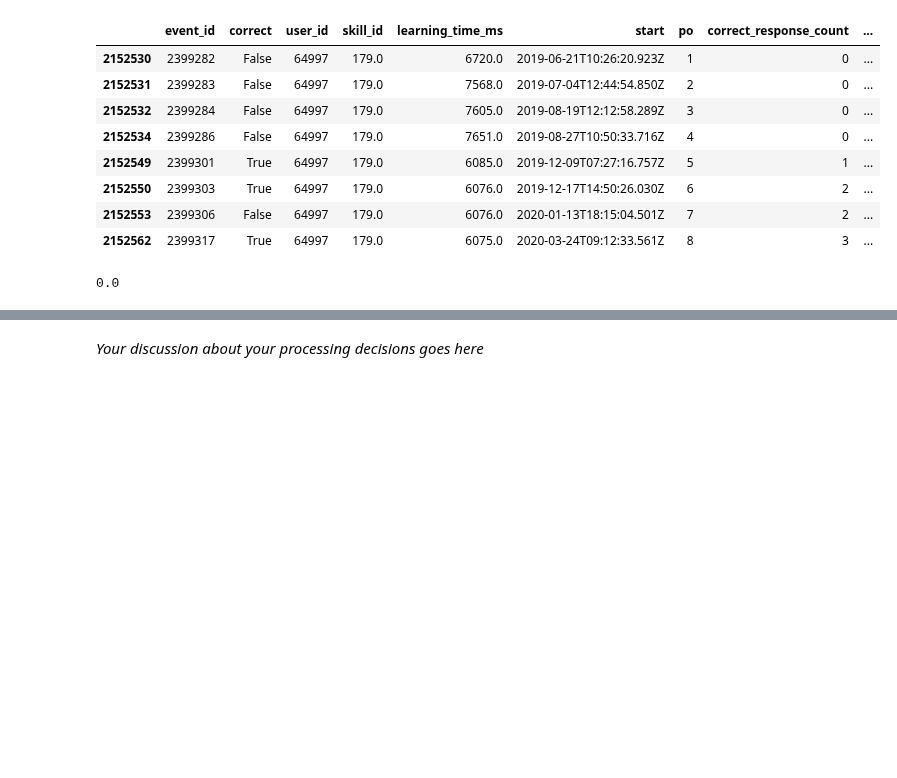
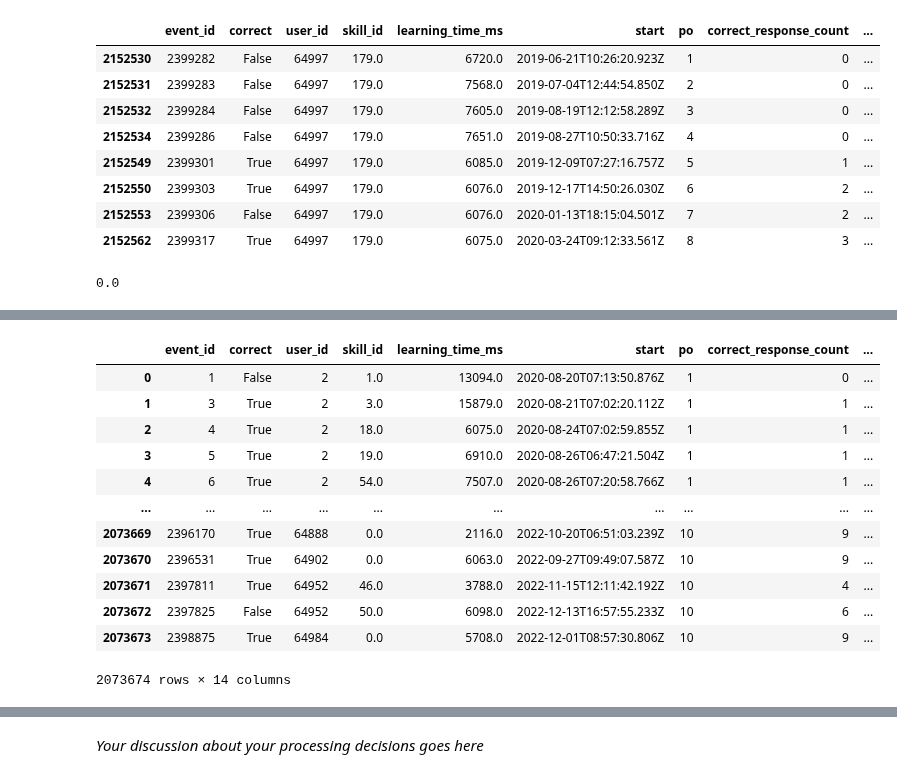
Before and after one commit to odudler/mlbd2023, a Jupyter notebook: m4_calcularis_report.ipynb, the cells around one changed output, grey strips where cells are left out. Saved outputs shown, nothing was run; the diff lists cells and outputs as text; code cells hidden in the pictures; blank space fills up the shorter version.

```diff
--- a/m4_calcularis_report.ipynb
+++ b/m4_calcularis_report.ipynb
@@ -209,12 +209,14 @@ for index, row in processed_df.iterrows():
         processed_df.loc[index, 'correct_response_in_a_row_count'] = last_response.correct_response_in_a_row_count.values[0] + 1 if last_response.correct.values[0] else 0
 '''
 
+mask = processed_df.correct.ne(True)
+processed_df['anticorrect'] = ~processed_df['correct']
+processed_df['falses_before_in_group'] = processed_df.groupby(['user_id', 'skill_id']).anticorrect.cumsum()
+processed_df['correct_response_in_a_row_count'] = processed_df[~mask].groupby(['falses_before_in_group', 'user_id', 'skill_id']).cumcount().add(1)
+processed_df.drop(columns=['falses_before_in_group', 'anticorrect'], inplace=True)
+processed_df.fillna(0, inplace=True)
 
-
-
-
-
-
-processed_df
+processed_df[(processed_df.user_id==64997) & (processed_df.skill_id==179)]
+#processed_df.head(20)
 # %% [output]
 |  | event_id | correct | user_id | skill_id | learning_time_ms | start | po | correct_response_count | ... |
@@ -237,8 +235,8 @@ processed_df['correct_response_in_a_row_percentage'] = processed_df.apply(
     axis=1
 )
 '''
-percentage = processed_df.correct_response_in_a_row_count / (processed_df.po - 1)
-percentage[percentage.isna()] = 0
-processed_df['correct_response_in_a_row_percentage'] = percentage
+processed_df['correct_response_in_a_row_percentage'] = processed_df['correct_response_in_a_row_count'] / processed_df['po']
+processed_df['correct_response_in_a_row_percentage'].replace(np.NaN, 0, inplace=True)
 
-processed_df
+
+processed_df[(processed_df.user_id==64997) & (processed_df.skill_id==179)]
@@ -260,23 +282,37 @@ processed_df
 # %%
 '''
 processed_df['pessimistic_wheelspinning'] = processed_df.apply(
     lambda row: len(processed_df[
         (processed_df.user_id == row.user_id) &
         (processed_df.skill_id == row.skill_id) &
         (processed_df.correct_response_in_a_row_count >= 3)
     ]) == 0,
     axis=1
 )
 '''
 temp_df = pd.DataFrame(processed_df.groupby(['user_id', 'skill_id'])['correct_response_in_a_row_count'].max()).reset_index()
-temp_df.rename({'correct_response_in_a_row_count': 'max'}, inplace=True)
+temp_df.rename(columns={'correct_response_in_a_row_count': 'max_in_a_row'}, inplace=True)
 processed_df = processed_df.merge(
     temp_df, on=['user_id', 'skill_id'], how='left'
 )
-processed_df['pessimistic_wheelspinning'] = processed_df.max < 3
-processed_df.drop('max')
+processed_df['pessimistic_wheelspinning'] = processed_df.max_in_a_row < 3
+processed_df.drop(columns=['max_in_a_row'])
 
 processed_df
+# %% [output]
+|  | event_id | correct | user_id | skill_id | learning_time_ms | start | po | correct_response_count | ... |
+| 0 | 1 | False | 2 | 1.0 | 13094.0 | 2020-08-20T07:13:50.876Z | 1 | 0 | ... |
+| 1 | 3 | True | 2 | 3.0 | 15879.0 | 2020-08-21T07:02:20.112Z | 1 | 1 | ... |
+| 2 | 4 | True | 2 | 18.0 | 6075.0 | 2020-08-24T07:02:59.855Z | 1 | 1 | ... |
+| 3 | 5 | True | 2 | 19.0 | 6910.0 | 2020-08-26T06:47:21.504Z | 1 | 1 | ... |
+| 4 | 6 | True | 2 | 54.0 | 7507.0 | 2020-08-26T07:20:58.766Z | 1 | 1 | ... |
+| ... | ... | ... | ... | ... | ... | ... | ... | ... | ... |
+| 2073669 | 2396170 | True | 64888 | 0.0 | 2116.0 | 2022-10-20T06:51:03.239Z | 10 | 9 | ... |
+| 2073670 | 2396531 | True | 64902 | 0.0 | 6063.0 | 2022-09-27T09:49:07.587Z | 10 | 9 | ... |
+| 2073671 | 2397811 | True | 64952 | 46.0 | 3788.0 | 2022-11-15T12:11:42.192Z | 10 | 4 | ... |
+| 2073672 | 2397825 | False | 64952 | 50.0 | 6098.0 | 2022-12-13T16:57:55.233Z | 10 | 6 | ... |
+| 2073673 | 2398875 | True | 64984 | 0.0 | 5708.0 | 2022-12-01T08:57:30.806Z | 10 | 9 | ... |
+2073674 rows × 14 columns
 # %%
 users_with_sufficient_po = processed_df[processed_df.po == PO_CUTOFF].user_id.unique()
 processed_df['optimistic_wheelspinning'] = processed_df.user_id.isin(users_with_sufficient_po) & processed_df.pessimistic_wheelspinning
```
Also changed, not shown: parts of 10 cells of this notebook.
